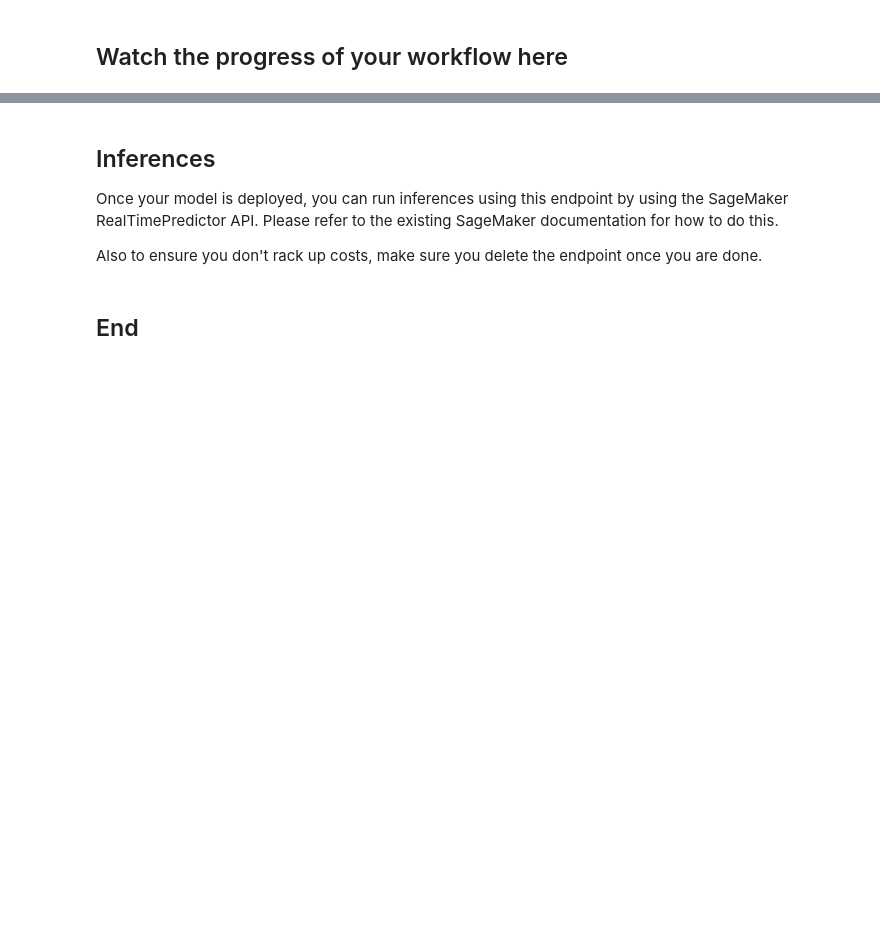
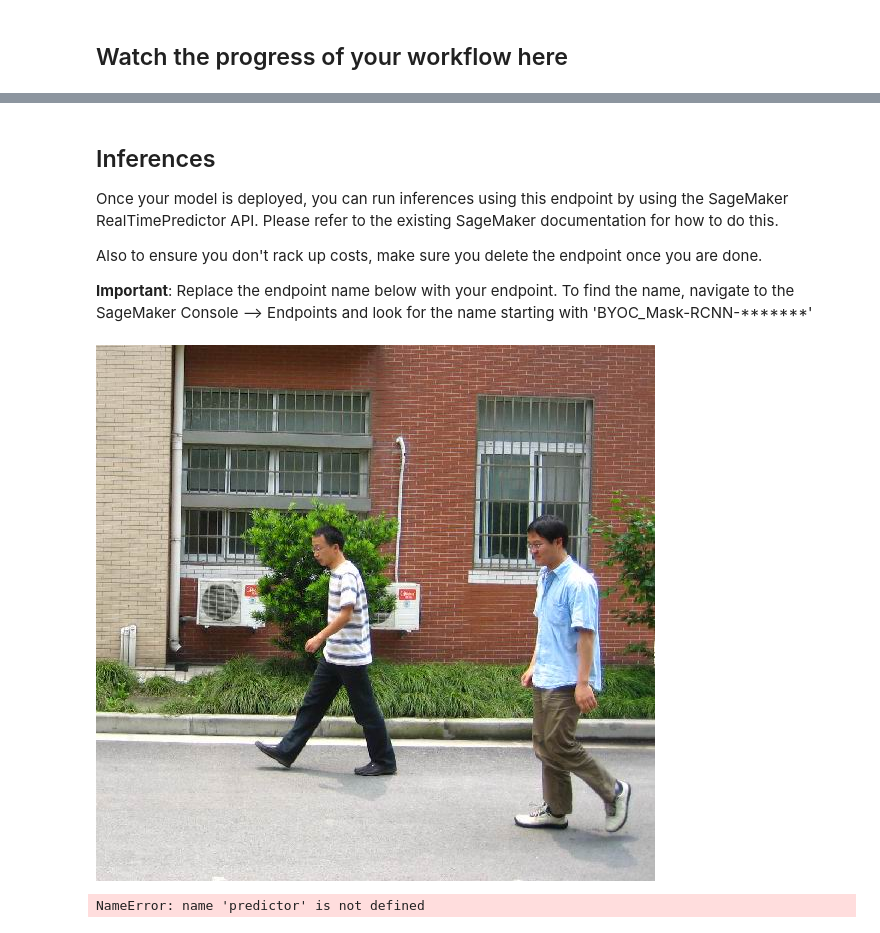
Before and after one commit to aws-samples/aws-stepfunctions-byoc-mlops-using-data-science-sdk, a Jupyter notebook: StepFunctions_BYOC_Workflow.ipynb, the cells around one changed output, grey strips where cells are left out. Saved outputs shown, nothing was run; the diff lists cells and outputs as text; code cells hidden in the pictures; blank space fills up the shorter version.

Commit message:
Updated BYOC workflow notebook

```diff
--- a/StepFunctions_BYOC_Workflow.ipynb
+++ b/StepFunctions_BYOC_Workflow.ipynb
@@ -231,5 +245,5 @@ while True:
 Once your model is deployed, you can run inferences using this endpoint by using the SageMaker RealTimePredictor API. Please refer to the existing SageMaker documentation for how to do this.
 
 Also to ensure you don't rack up costs, make sure you delete the endpoint once you are done.
+
+**Important**: Replace the endpoint name below with your endpoint. To find the name, navigate to the SageMaker Console --> Endpoints and look for the name starting with 'BYOC_Mask-RCNN-*******'
-# %% [markdown]
-## End
@@ -235,0 +256,9 @@ Also to ensure you don't rack up costs, make sure you delete the endpoint once y
+# %%
+# Let's take an input image and run inference on it.
+from PIL import Image
+import numpy as np
+import pickle
+f = f'{WORK_DIRECTORY}/PNGImages/FudanPed00001.png'
+Image.open(f)
+# %% [output]
+[figure, added]
@@ -235,0 +271,5 @@ Also to ensure you don't rack up costs, make sure you delete the endpoint once y
+# %%
+result = predictor.predict(b)
+prediction = json.loads(result)
+# %% [output]
+NameError: name 'predictor' is not defined
```
Also changed, not shown: parts of 13 cells of this notebook.
